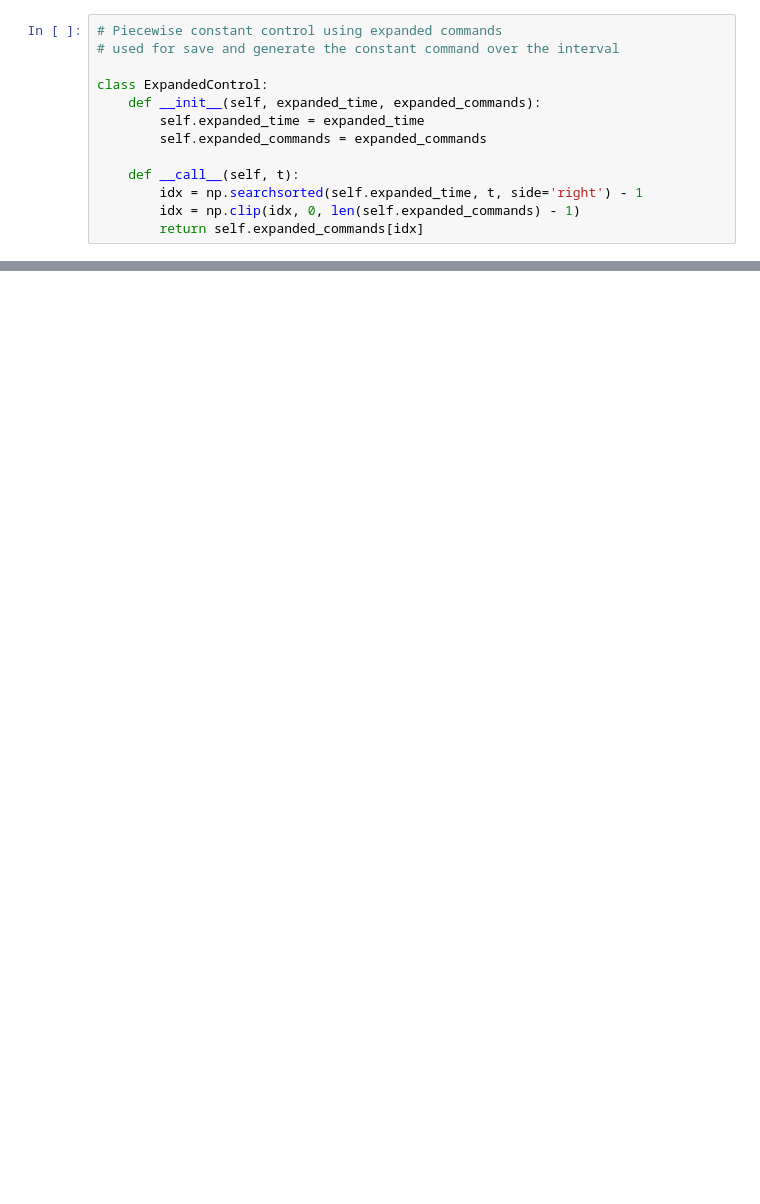
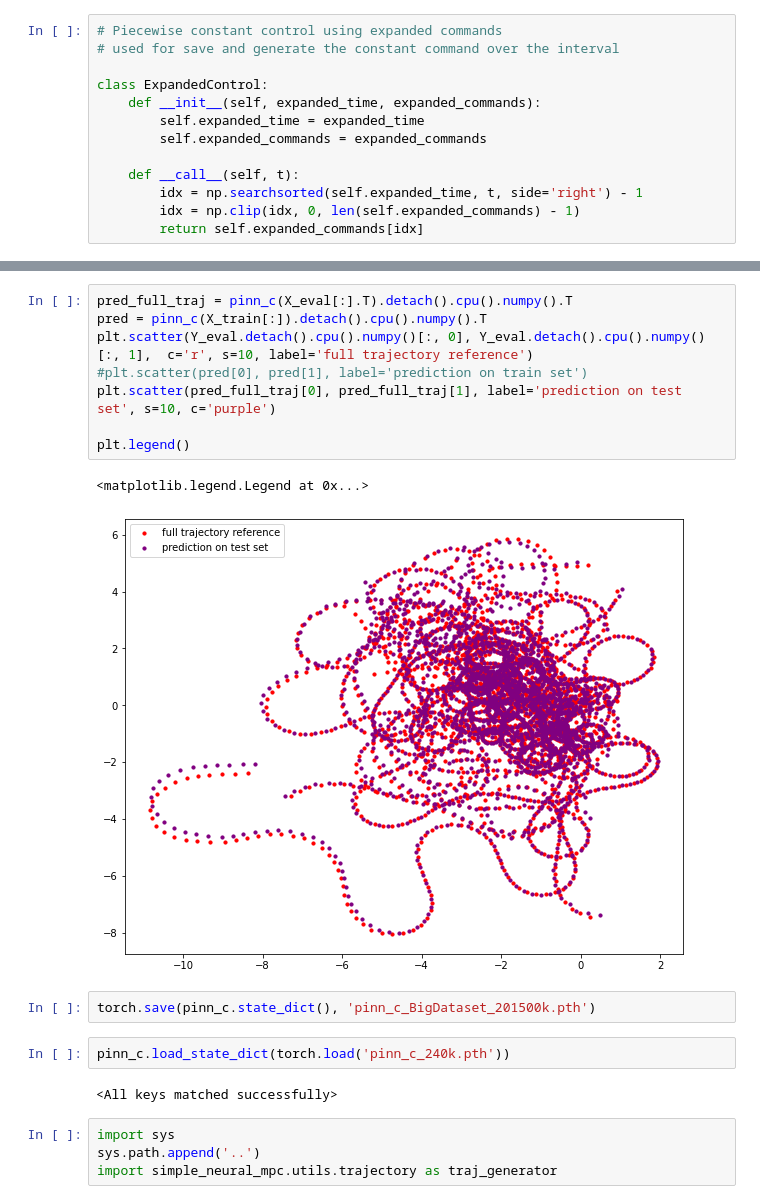
Before and after one commit to neverorfrog/simple_neural_mpc, a Jupyter notebook: dev_notebook/oscillator.ipynb, the cells around one changed output, grey strips where cells are left out. Drawn from its saved outputs; the diff is of its cells as text; blank space fills up the shorter version.

```diff
--- a/dev_notebook/oscillator.ipynb
+++ b/dev_notebook/oscillator.ipynb
@@ -356,0 +362,21 @@ torch.save(pinn_c.state_dict(), 'pinn_c.pth')
+# %%
+pred_full_traj = pinn_c(X_eval[:].T).detach().cpu().numpy().T
+pred = pinn_c(X_train[:]).detach().cpu().numpy().T
+plt.scatter(Y_eval.detach().cpu().numpy()[:, 0], Y_eval.detach().cpu().numpy()[:, 1],  c='r', s=10, label='full trajectory reference')
+#plt.scatter(pred[0], pred[1], label='prediction on train set')
+plt.scatter(pred_full_traj[0], pred_full_traj[1], label='prediction on test set', s=10, c='purple')
+
+plt.legend()
+# %% [output]
+<matplotlib.legend.Legend at 0x...>
+[figure, added]
+# %%
+torch.save(pinn_c.state_dict(), 'pinn_c_BigDataset_201500k.pth')
+# %%
+pinn_c.load_state_dict(torch.load('pinn_c_240k.pth'))
+# %% [output]
+<All keys matched successfully>
+# %%
+import sys
+sys.path.append('..')
+import simple_neural_mpc.utils.trajectory as traj_generator
```
Also changed, not shown: parts of 41 cells of this notebook, 4 other files.
